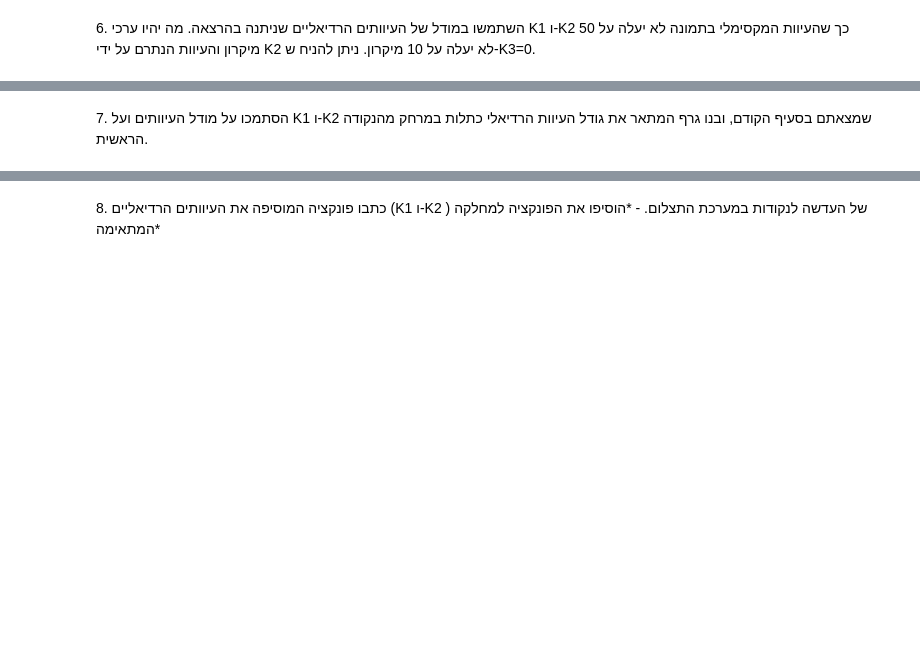
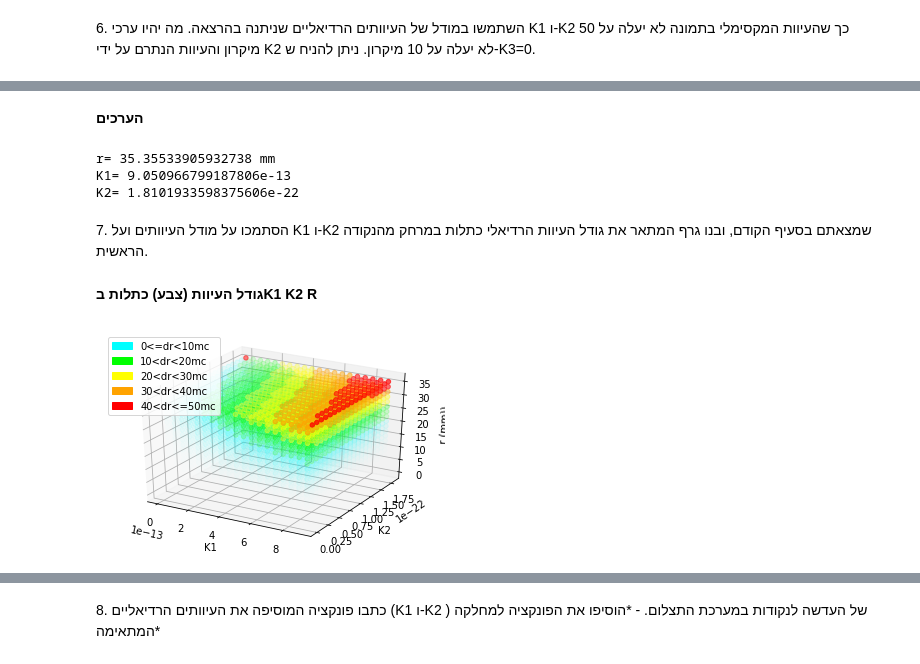
Before and after one commit to WOKNz/Photogrammetry2_LAB3, a Jupyter notebook: Lab3_CameraCalibratoin1.ipynb, the cells around one changed output, grey strips where cells are left out. Drawn from its saved outputs; the diff is of its cells as text; code cells hidden in the pictures; blank space fills up the shorter version.

```diff
--- a/Lab3_CameraCalibratoin1.ipynb
+++ b/Lab3_CameraCalibratoin1.ipynb
@@ -115,3 +143,62 @@ plotgrid(camera_points_ppa_fixed[:,0].reshape((n,n)), \
+# %% [markdown]
+<div style="direction:rtl"><b>
+הערכים
+# %%
+print('r=',r_max*0.001,'mm','\nK1=',k1_max,'\nK2=',k2_max)
+# %% [output]
+r= 35.35533905932738 mm
+K1= 9.050966799187806e-13
+K2= 1.8101933598375606e-22
+# %%
+points = []
+color = None
+for ri in range(grid):
+    for k2 in range(grid):
+        for k1 in range(grid):
+            delta = k1_range[k1]*r_range[ri]**3+k2_range[k2]*r_range[ri]**5
+            if delta >= 0 and delta <10:
+                color = (0.0,1.0,1.0,float(delta/50))
+            elif delta > 10 and delta <20:
+                color = (0.0,1.0,0.0,float(delta/50))
+            elif delta > 20 and delta <30:
+                color = (1.0,1.0,0.0,float(delta/50))
+            elif delta > 30 and delta <40:
+                color = (1.0,0.64,0.0,float(delta/50))
+            elif delta > 40 and delta <=50:
+                color = (1.0,0.0,0.0,float(delta/50))
+            points.append([k1_range[k1],k2_range[k2],r_range[ri],color])
+points = np.array(points)
+#print(pd.DataFrame(points))
 # %% [markdown]
 <div style="direction:rtl">
 7.	הסתמכו על מודל העיוותים ועל K1 ו-K2 שמצאתם בסעיף הקודם, ובנו גרף המתאר את גודל העיוות הרדיאלי כתלות במרחק מהנקודה הראשית.
+# %% [markdown]
+<div style="direction:rtl"><b>
+גודל העיוות (צבע) כתלות בK1 K2 R
+# %%
+from mpl_toolkits.mplot3d import Axes3D
+from mpl_toolkits.mplot3d.art3d import Poly3DCollection, Line3DCollection
+import matplotlib.patches as mpatches
+
+fig = plt.figure(facecolor=(1, 1, 1))
+ax = plt.axes(projection="3d")
+
+
+x = list(points[:,0])
+y = list(points[:,1])
+z = list(points[:,2]*0.001)
+colors = list(points[:,3])
+
+ax.scatter3D(x, y, z, color=colors)
+ax.set_xlabel('K1')
+ax.set_ylabel('K2')
+ax.set_zlabel('r (mm))')
+c1 = mpatches.Patch(color=(0.0,1.0,1.0,1.0), label='0<=dr<10mc')
+c2 = mpatches.Patch(color=(0.0,1.0,0.0,1.0), label='10<dr<20mc')
+c3 = mpatches.Patch(color=(1.0,1.0,0.0,1.0), label='20<dr<30mc')
+c4 = mpatches.Patch(color=(1.0,0.64,0.0,1.0), label='30<dr<40mc')
+c5 = mpatches.Patch(color=(1.0,0.0,0.0,1.0), label='40<dr<=50mc')
+plt.legend(handles=[c1,c2,c3,c4,c5],loc='upper left')
+plt.show()
+# %% [output]
+[figure, added]
```
Also changed, not shown: parts of 11 cells of this notebook, 1 other file.
